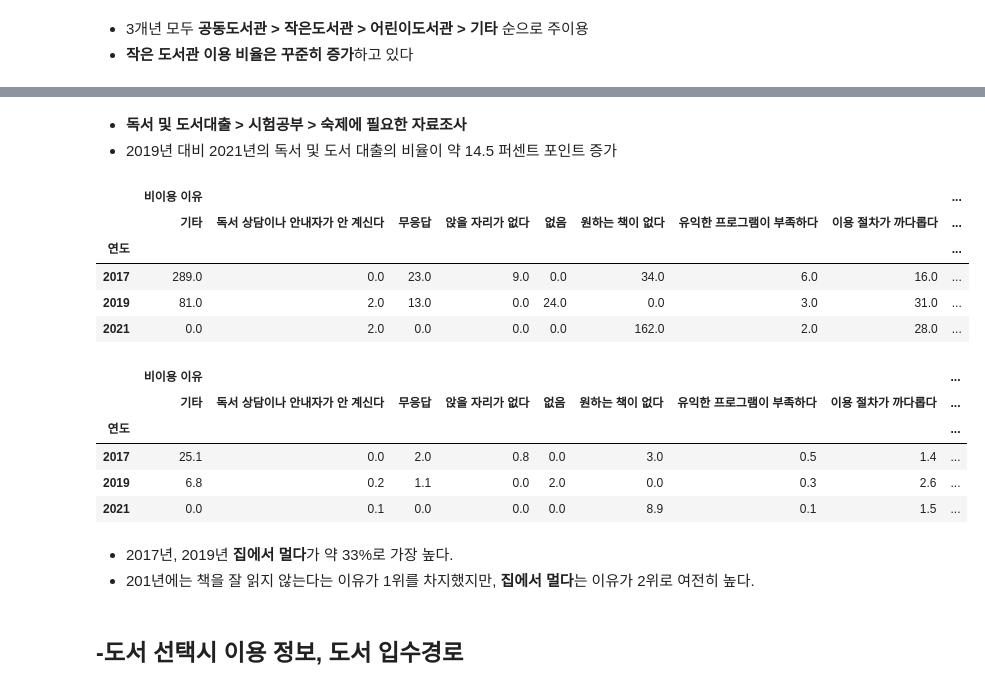
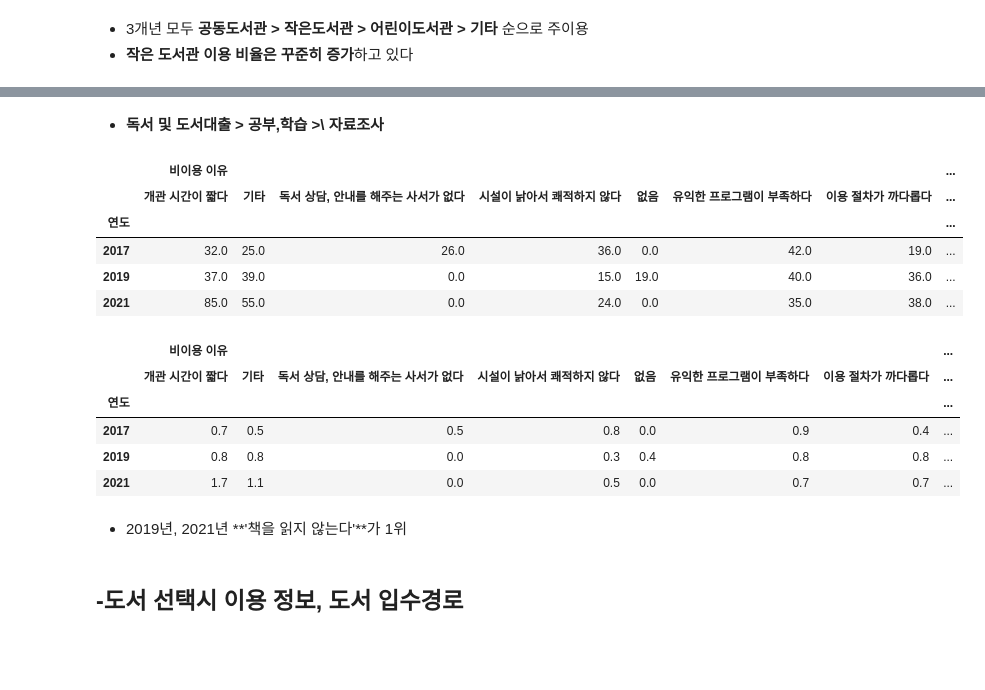
Before and after one commit to Yerial1125/semi_project, a Jupyter notebook: E조_세미프로젝트.ipynb, the cells around one changed output, grey strips where cells are left out. Drawn from its saved outputs; the diff is of its cells as text; code cells hidden in the pictures; blank space fills up the shorter version.

```diff
--- a/E조_세미프로젝트.ipynb
+++ b/E조_세미프로젝트.ipynb
@@ -430,7 +430,7 @@ for i in range(1,3) :
                                          8:'각종 기관 추천도서', 9:'드라마, 영화의 원작', 10:'SNS 책 소개',
                                          11:'유튜브, 책방송 팟캐스트의 책 소개', 12:'기타'}, inplace=True)
     total_adult[f'도서 입수경로{i}'].replace({1:'직접 구입', 2:'집에 있는 책',3:'도서관 대여',4:'직장 비치',
-                                      5:'주위 사람에게 대여', 6:'공공장소 비치',7:'선물'}, inplace=True)
+                                      5:'주위 사람에게 대여', 6:'공공장소 비치',7:'선물',8:'기타'}, inplace=True)
     total_adult[f'주이용 도서관 종류{i}'].replace({1:'공공도서관', 2:'대학도서관', 3:'학교도서관', 4:'전문도서관', 5:'직장도서관', 6:'기타',7:'어린이 도서관'}, inplace=True)
 
 list = ['종이책','전자책']
@@ -1336,6 +1351,6 @@ lib_rank
 # %%
 # 필요한 컬럼값 추출
-reason_lib = total_stu.loc[:,['연도', '이용 이유', '비이용 이유']]
+reason_lib = total_adult.loc[:,['연도', '이용 목적', '비이용 이유']]
 # %%
 reason_lib
 # %% [output]
@@ -1389,6 +1408,5 @@ reason_rank
-# %% [markdown]
-- **독서 및 도서대출 > 시험공부 > 숙제에 필요한 자료조사**
-- 2019년 대비 2021년의 독서 및 도서 대출의 비율이 약 14.5 퍼센트 포인트 증가
+# %% [markdown]
+- **독서 및 도서대출 > 공부,학습 >\ 자료조사**
 # %%
 # 비이용 이유 데이터값의 빈도를 구하는 함수 정의
 def func_reason_not (gr) :
@@ -1399,31 +1417,30 @@ def func_reason_not (gr) :
 reason_not_rank = reason_lib_gr.apply(func_reason_not)
 # %%
 # 다중인덱스 제거
-reason_not_rank = reason_rank.unstack(level=1)
+reason_not_rank = reason_not_rank.unstack(level=1)
 reason_not_rank.replace({np.nan:0},inplace=True)
 reason_not_rank
 # %% [output]
-|  | 비이용 이유 |  |  |  |  |  |  |  | ... |
-|  | 기타 | 독서 상담이나 안내자가 안 계신다 | 무응답 | 앉을 자리가 없다 | 없음 | 원하는 책이 없다 | 유익한 프로그램이 부족하다 | 이용 절차가 까다롭다 | ... |
-| 연도 |  |  |  |  |  |  |  |  | ... |
-| 2017 | 289.0 | 0.0 | 23.0 | 9.0 | 0.0 | 34.0 | 6.0 | 16.0 | ... |
-| 2019 | 81.0 | 2.0 | 13.0 | 0.0 | 24.0 | 0.0 | 3.0 | 31.0 | ... |
-| 2021 | 0.0 | 2.0 | 0.0 | 0.0 | 0.0 | 162.0 | 2.0 | 28.0 | ... |
+|  | 비이용 이유 |  |  |  |  |  |  | ... |
+|  | 개관 시간이 짧다 | 기타 | 독서 상담, 안내를 해주는 사서가 없다 | 시설이 낡아서 쾌적하지 않다 | 없음 | 유익한 프로그램이 부족하다 | 이용 절차가 까다롭다 | ... |
+| 연도 |  |  |  |  |  |  |  | ... |
+| 2017 | 32.0 | 25.0 | 26.0 | 36.0 | 0.0 | 42.0 | 19.0 | ... |
+| 2019 | 37.0 | 39.0 | 0.0 | 15.0 | 19.0 | 40.0 | 36.0 | ... |
+| 2021 | 85.0 | 55.0 | 0.0 | 24.0 | 0.0 | 35.0 | 38.0 | ... |
 # %%
 # 백분율로 확인하기
 reason_not_rank_col = reason_not_rank.columns
 reason_not_rank = reason_not_rank.div(reason_not_rank[reason_not_rank_col].sum(axis = 1),axis = 0).round(3)*100
 reason_not_rank
 # %% [output]
-|  | 비이용 이유 |  |  |  |  |  |  |  | ... |
-|  | 기타 | 독서 상담이나 안내자가 안 계신다 | 무응답 | 앉을 자리가 없다 | 없음 | 원하는 책이 없다 | 유익한 프로그램이 부족하다 | 이용 절차가 까다롭다 | ... |
-| 연도 |  |  |  |  |  |  |  |  | ... |
-| 2017 | 25.1 | 0.0 | 2.0 | 0.8 | 0.0 | 3.0 | 0.5 | 1.4 | ... |
-| 2019 | 6.8 | 0.2 | 1.1 | 0.0 | 2.0 | 0.0 | 0.3 | 2.6 | ... |
-| 2021 | 0.0 | 0.1 | 0.0 | 0.0 | 0.0 | 8.9 | 0.1 | 1.5 | ... |
+|  | 비이용 이유 |  |  |  |  |  |  | ... |
+|  | 개관 시간이 짧다 | 기타 | 독서 상담, 안내를 해주는 사서가 없다 | 시설이 낡아서 쾌적하지 않다 | 없음 | 유익한 프로그램이 부족하다 | 이용 절차가 까다롭다 | ... |
+| 연도 |  |  |  |  |  |  |  | ... |
+| 2017 | 0.7 | 0.5 | 0.5 | 0.8 | 0.0 | 0.9 | 0.4 | ... |
+| 2019 | 0.8 | 0.8 | 0.0 | 0.3 | 0.4 | 0.8 | 0.8 | ... |
+| 2021 | 1.7 | 1.1 | 0.0 | 0.5 | 0.0 | 0.7 | 0.7 | ... |
-# %% [markdown]
-- 2017년, 2019년 **집에서 멀다**가 약 33%로 가장 높다.
-- 201년에는 책을 잘 읽지 않는다는 이유가 1위를 차지했지만, **집에서 멀다**는 이유가 2위로 여전히 높다.
+# %% [markdown]
+- 2019년, 2021년 **'책을 읽지 않는다'**가 1위
 # %% [markdown]
 ## -도서 선택시 이용 정보, 도서 입수경로
 # %% [markdown]
```
Also changed, not shown: parts of 119 cells of this notebook, 3 other files.
